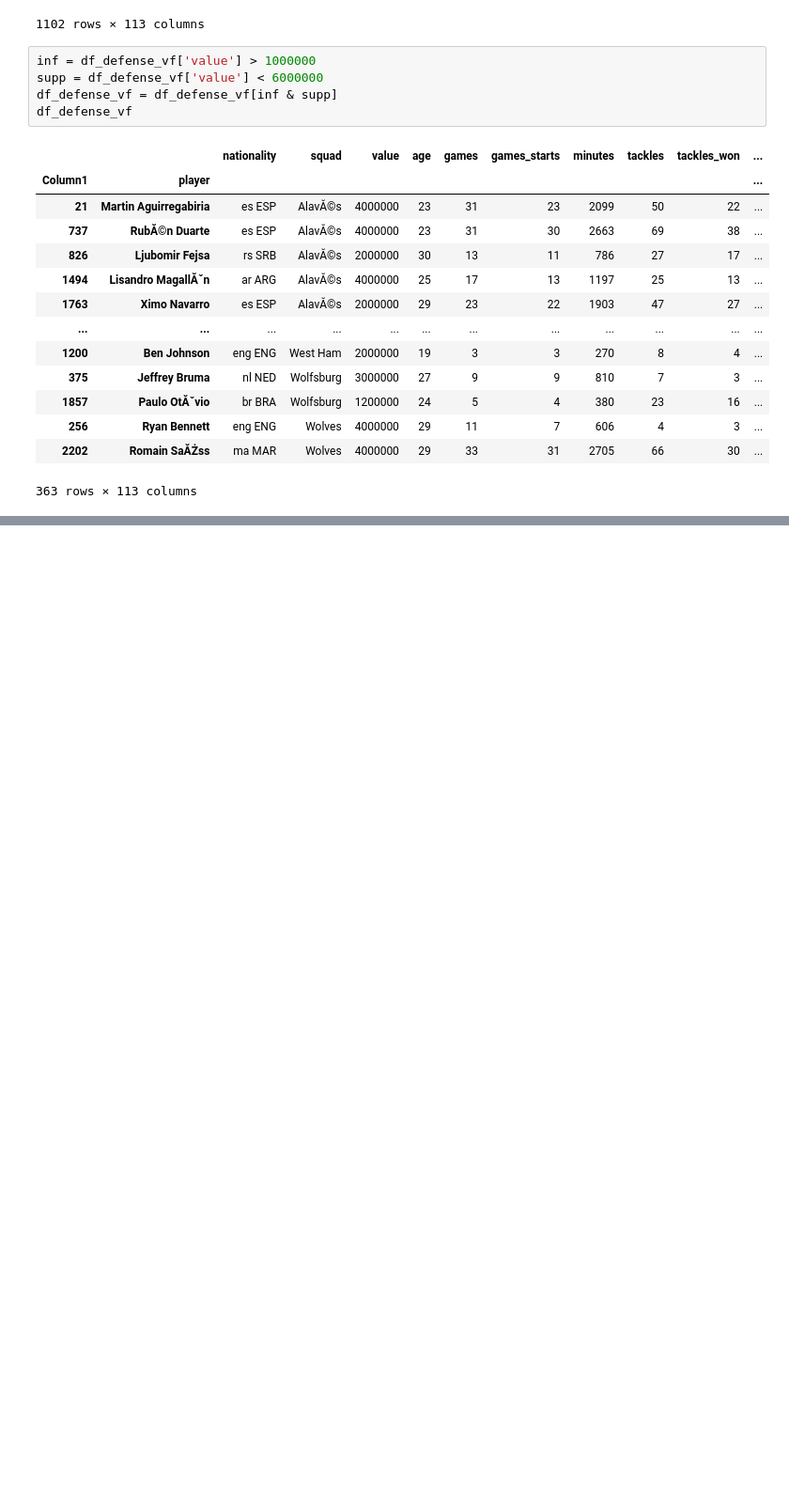
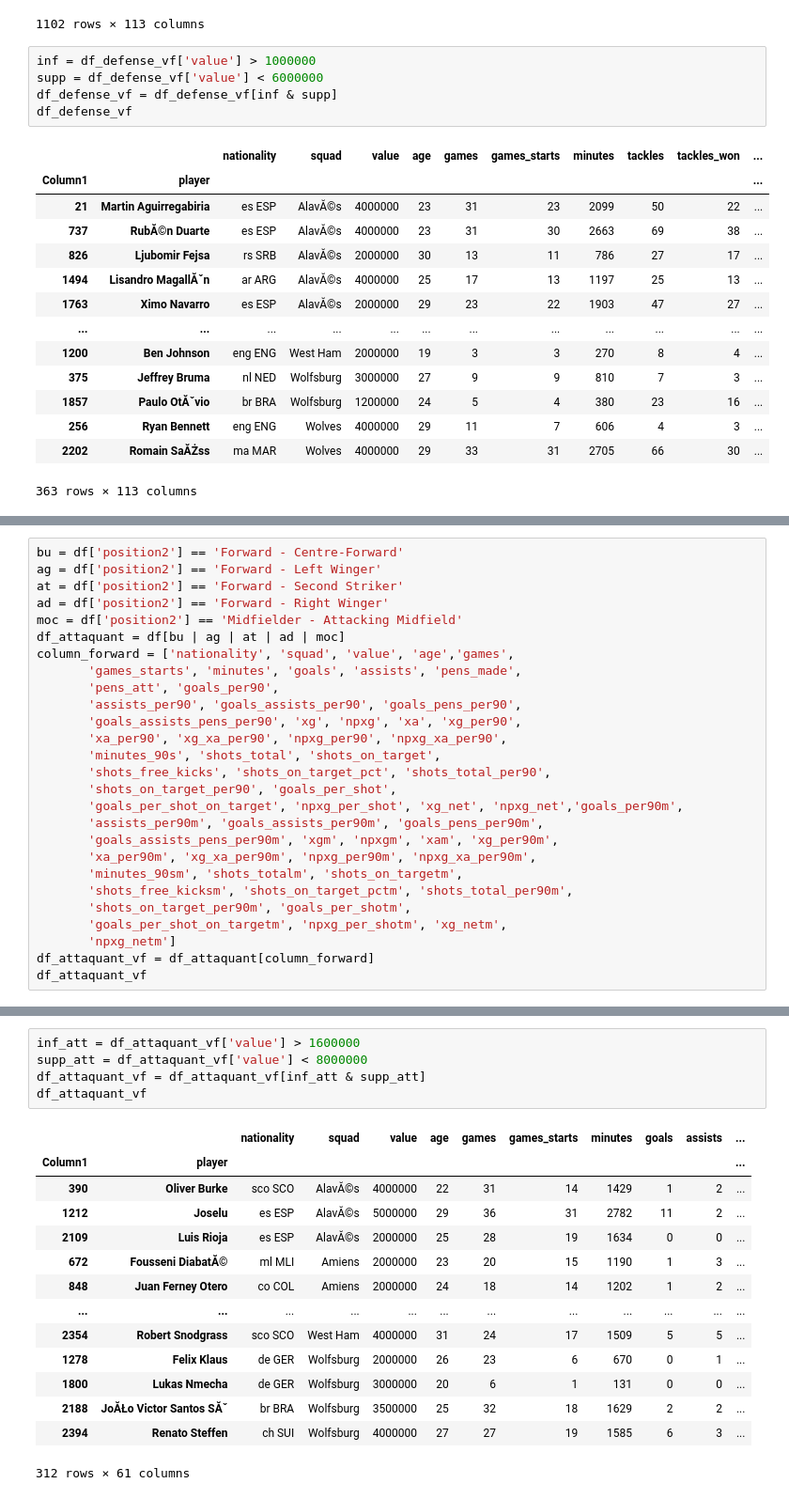
Before and after one commit to AimenZemzmi/TransferMarkt, a Jupyter notebook: transfermarkt.ipynb, the cells around one changed output, grey strips where cells are left out. Shown at 94% size. Drawn from its saved outputs; the diff is of its cells as text; blank space fills up the shorter version.

```diff
--- a/transfermarkt.ipynb
+++ b/transfermarkt.ipynb
@@ -321,0 +520,27 @@ Name: value, dtype: int64
+# %%
+bu = df['position2'] == 'Forward - Centre-Forward'
+ag = df['position2'] == 'Forward - Left Winger'
+at = df['position2'] == 'Forward - Second Striker'
+ad = df['position2'] == 'Forward - Right Winger'
+moc = df['position2'] == 'Midfielder - Attacking Midfield'
+df_attaquant = df[bu | ag | at | ad | moc]
+column_forward = ['nationality', 'squad', 'value', 'age','games',
+       'games_starts', 'minutes', 'goals', 'assists', 'pens_made',
+       'pens_att', 'goals_per90',
+       'assists_per90', 'goals_assists_per90', 'goals_pens_per90',
+       'goals_assists_pens_per90', 'xg', 'npxg', 'xa', 'xg_per90',
+       'xa_per90', 'xg_xa_per90', 'npxg_per90', 'npxg_xa_per90',
+       'minutes_90s', 'shots_total', 'shots_on_target',
+       'shots_free_kicks', 'shots_on_target_pct', 'shots_total_per90',
+       'shots_on_target_per90', 'goals_per_shot',
+       'goals_per_shot_on_target', 'npxg_per_shot', 'xg_net', 'npxg_net','goals_per90m',
+       'assists_per90m', 'goals_assists_per90m', 'goals_pens_per90m',
+       'goals_assists_pens_per90m', 'xgm', 'npxgm', 'xam', 'xg_per90m',
+       'xa_per90m', 'xg_xa_per90m', 'npxg_per90m', 'npxg_xa_per90m',
+       'minutes_90sm', 'shots_totalm', 'shots_on_targetm',
+       'shots_free_kicksm', 'shots_on_target_pctm', 'shots_total_per90m',
+       'shots_on_target_per90m', 'goals_per_shotm',
+       'goals_per_shot_on_targetm', 'npxg_per_shotm', 'xg_netm',
+       'npxg_netm']
+df_attaquant_vf = df_attaquant[column_forward]
+df_attaquant_vf
@@ -321,0 +562,20 @@ Name: value, dtype: int64
+# %%
+inf_att = df_attaquant_vf['value'] > 1600000
+supp_att = df_attaquant_vf['value'] < 8000000
+df_attaquant_vf = df_attaquant_vf[inf_att & supp_att]
+df_attaquant_vf
+# %% [output]
+|  |  | nationality | squad | value | age | games | games_starts | minutes | goals | assists | ... |
+| Column1 | player |  |  |  |  |  |  |  |  |  | ... |
+| 390 | Oliver Burke | sco SCO | AlavĂ©s | 4000000 | 22 | 31 | 14 | 1429 | 1 | 2 | ... |
+| 1212 | Joselu | es ESP | AlavĂ©s | 5000000 | 29 | 36 | 31 | 2782 | 11 | 2 | ... |
+| 2109 | Luis Rioja | es ESP | AlavĂ©s | 2000000 | 25 | 28 | 19 | 1634 | 0 | 0 | ... |
+| 672 | Fousseni DiabatĂ© | ml MLI | Amiens | 2000000 | 23 | 20 | 15 | 1190 | 1 | 3 | ... |
+| 848 | Juan Ferney Otero | co COL | Amiens | 2000000 | 24 | 18 | 14 | 1202 | 1 | 2 | ... |
+| ... | ... | ... | ... | ... | ... | ... | ... | ... | ... | ... | ... |
+| 2354 | Robert Snodgrass | sco SCO | West Ham | 4000000 | 31 | 24 | 17 | 1509 | 5 | 5 | ... |
+| 1278 | Felix Klaus | de GER | Wolfsburg | 2000000 | 26 | 23 | 6 | 670 | 0 | 1 | ... |
+| 1800 | Lukas Nmecha | de GER | Wolfsburg | 3000000 | 20 | 6 | 1 | 131 | 0 | 0 | ... |
+| 2188 | JoĂŁo Victor Santos SĂˇ | br BRA | Wolfsburg | 3500000 | 25 | 32 | 18 | 1629 | 2 | 2 | ... |
+| 2394 | Renato Steffen | ch SUI | Wolfsburg | 4000000 | 27 | 27 | 19 | 1585 | 6 | 3 | ... |
+312 rows × 61 columns
```
Also changed, not shown: parts of 35 cells of this notebook.
